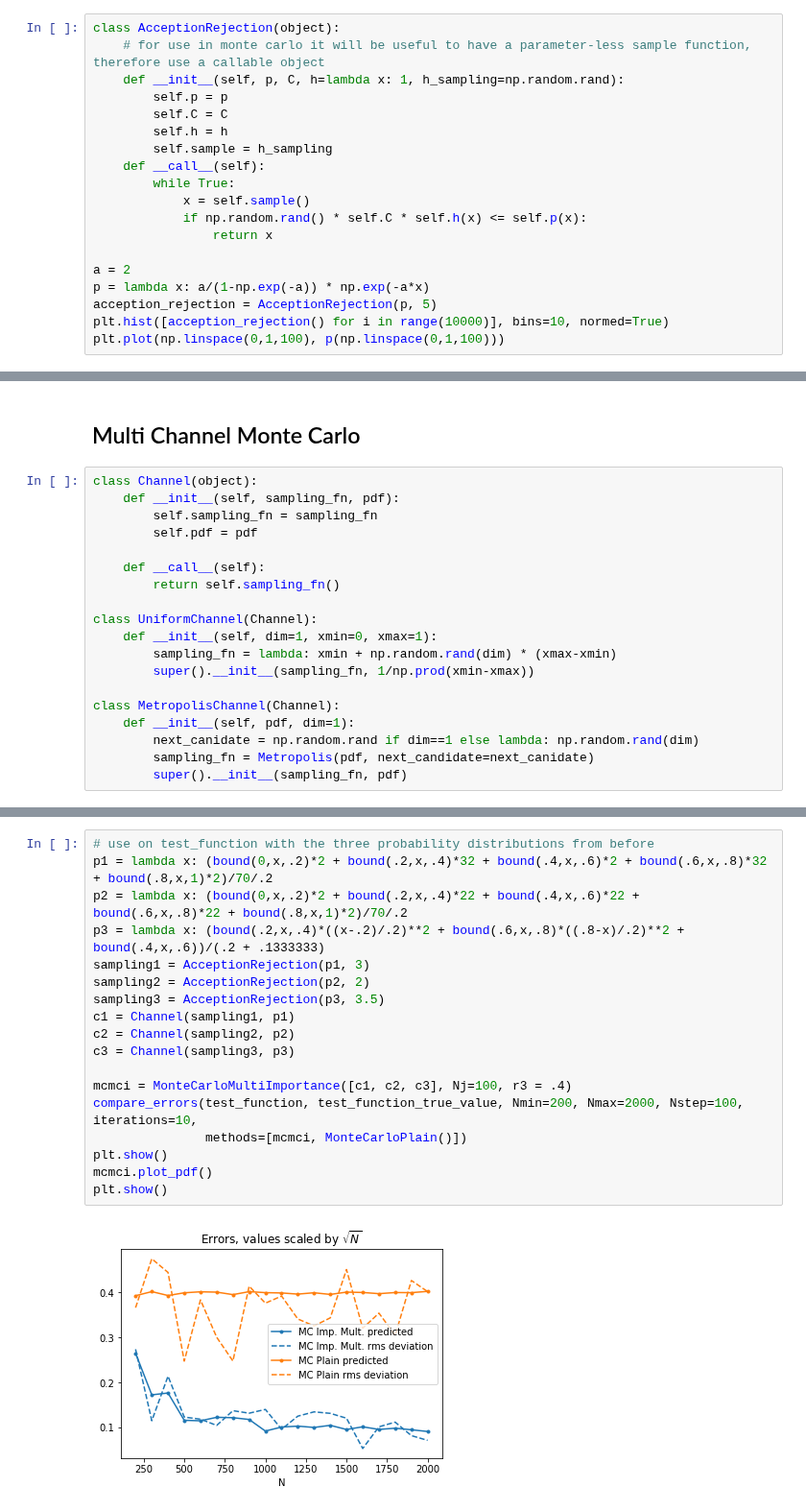
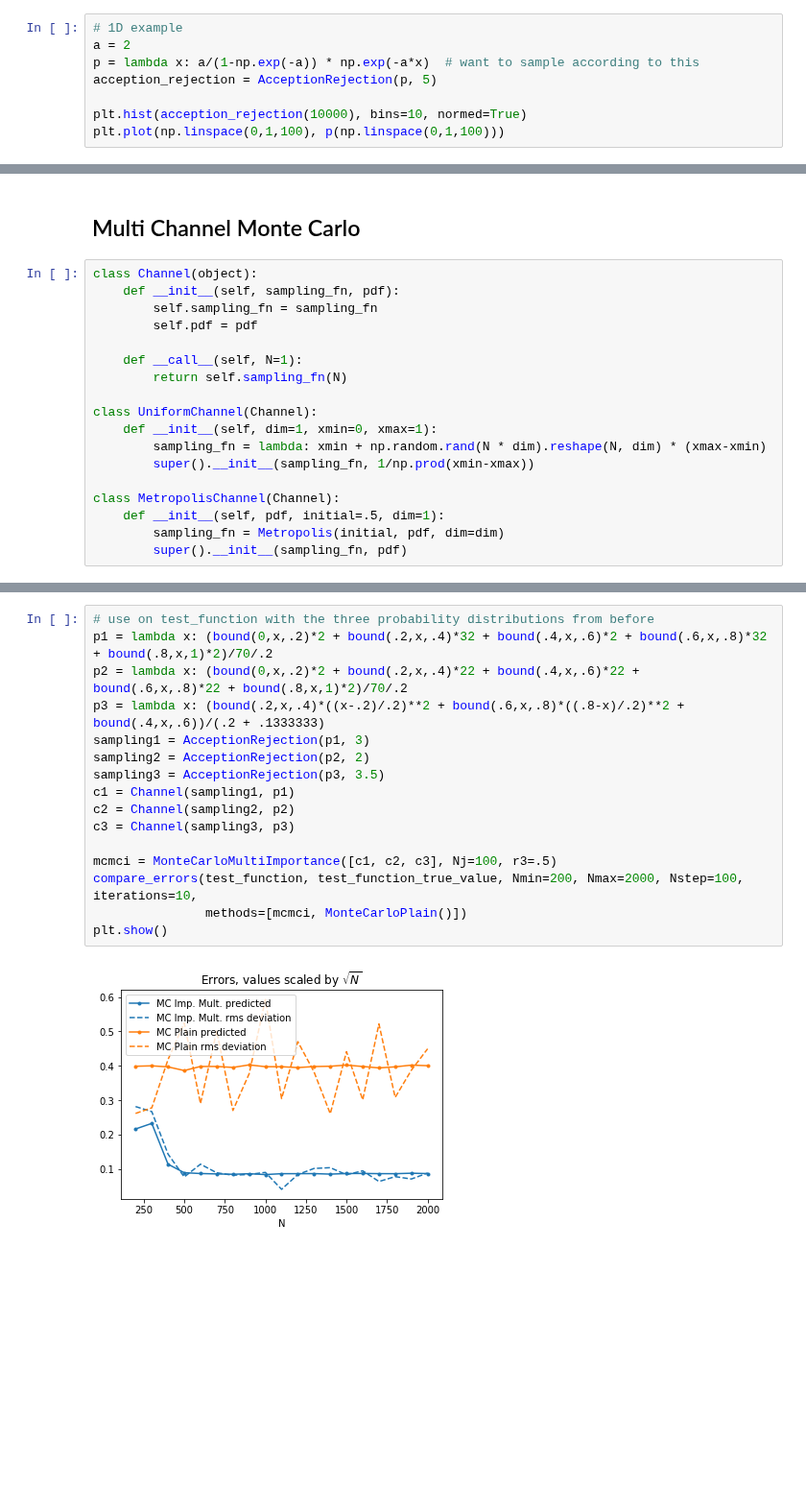
Before and after one commit to mathisgerdes/hep-monte-carlo, a Jupyter notebook: intro/monte_carlo.ipynb, the cells around one changed output, grey strips where cells are left out. Shown at 96% size. Drawn from its saved outputs; the diff is of its cells as text; blank space fills up the shorter version.

Commit message:
Simplify Monte Carlo implementations.
Make heavier usage of numpy, speed up some of the methods significantly.

```diff
--- a/intro/monte_carlo.ipynb
+++ b/intro/monte_carlo.ipynb
@@ -325,21 +369,10 @@ Then use the following algorithm:
 # %%
-class AcceptionRejection(object):
-    # for use in monte carlo it will be useful to have a parameter-less sample function, therefore use a callable object
-    def __init__(self, p, C, h=lambda x: 1, h_sampling=np.random.rand):
-        self.p = p
-        self.C = C
-        self.h = h
-        self.sample = h_sampling
-    def __call__(self):
-        while True:
-            x = self.sample()
-            if np.random.rand() * self.C * self.h(x) <= self.p(x):
-                return x
+# 1D example
+a = 2
+p = lambda x: a/(1-np.exp(-a)) * np.exp(-a*x)  # want to sample according to this
+acception_rejection = AcceptionRejection(p, 5)
 
-a = 2
-p = lambda x: a/(1-np.exp(-a)) * np.exp(-a*x)
-acception_rejection = AcceptionRejection(p, 5)
-plt.hist([acception_rejection() for i in range(10000)], bins=10, normed=True)
+plt.hist(acception_rejection(10000), bins=10, normed=True)
 plt.plot(np.linspace(0,1,100), p(np.linspace(0,1,100)))
 # %% [output]
 [<matplotlib.lines.Line2D at 0x...>]
@@ -588,18 +636,17 @@ class Channel(object):
         self.sampling_fn = sampling_fn
         self.pdf = pdf
 
-    def __call__(self):
-        return self.sampling_fn()
+    def __call__(self, N=1):
+        return self.sampling_fn(N)
 
 class UniformChannel(Channel):
     def __init__(self, dim=1, xmin=0, xmax=1):
-        sampling_fn = lambda: xmin + np.random.rand(dim) * (xmax-xmin)
+        sampling_fn = lambda: xmin + np.random.rand(N * dim).reshape(N, dim) * (xmax-xmin)
         super().__init__(sampling_fn, 1/np.prod(xmin-xmax))
 
 class MetropolisChannel(Channel):
-    def __init__(self, pdf, dim=1):
-        next_canidate = np.random.rand if dim==1 else lambda: np.random.rand(dim)
-        sampling_fn = Metropolis(pdf, next_candidate=next_canidate)
+    def __init__(self, pdf, initial=.5, dim=1):
+        sampling_fn = Metropolis(initial, pdf, dim=dim)
         super().__init__(sampling_fn, pdf)
 # %%
 class MonteCarloMultiImportance(object):
@@ -730,20 +783,18 @@ rms vs mean error
 # %%
 # use on test_function with the three probability distributions from before
 p1 = lambda x: (bound(0,x,.2)*2 + bound(.2,x,.4)*32 + bound(.4,x,.6)*2 + bound(.6,x,.8)*32 + bound(.8,x,1)*2)/70/.2
 p2 = lambda x: (bound(0,x,.2)*2 + bound(.2,x,.4)*22 + bound(.4,x,.6)*22 + bound(.6,x,.8)*22 + bound(.8,x,1)*2)/70/.2
 p3 = lambda x: (bound(.2,x,.4)*((x-.2)/.2)**2 + bound(.6,x,.8)*((.8-x)/.2)**2 + bound(.4,x,.6))/(.2 + .1333333)
 sampling1 = AcceptionRejection(p1, 3)
 sampling2 = AcceptionRejection(p2, 2)
 sampling3 = AcceptionRejection(p3, 3.5)
 c1 = Channel(sampling1, p1)
 c2 = Channel(sampling2, p2)
 c3 = Channel(sampling3, p3)
 
-mcmci = MonteCarloMultiImportance([c1, c2, c3], Nj=100, r3 = .4)
+mcmci = MonteCarloMultiImportance([c1, c2, c3], Nj=100, r3=.5)
 compare_errors(test_function, test_function_true_value, Nmin=200, Nmax=2000, Nstep=100, iterations=10,
                methods=[mcmci, MonteCarloPlain()])
 plt.show()
-mcmci.plot_pdf()
-plt.show()
 # %% [output]
-[figure, old version]
+[figure, new version]
```
Also changed, not shown: parts of 23 cells of this notebook.
